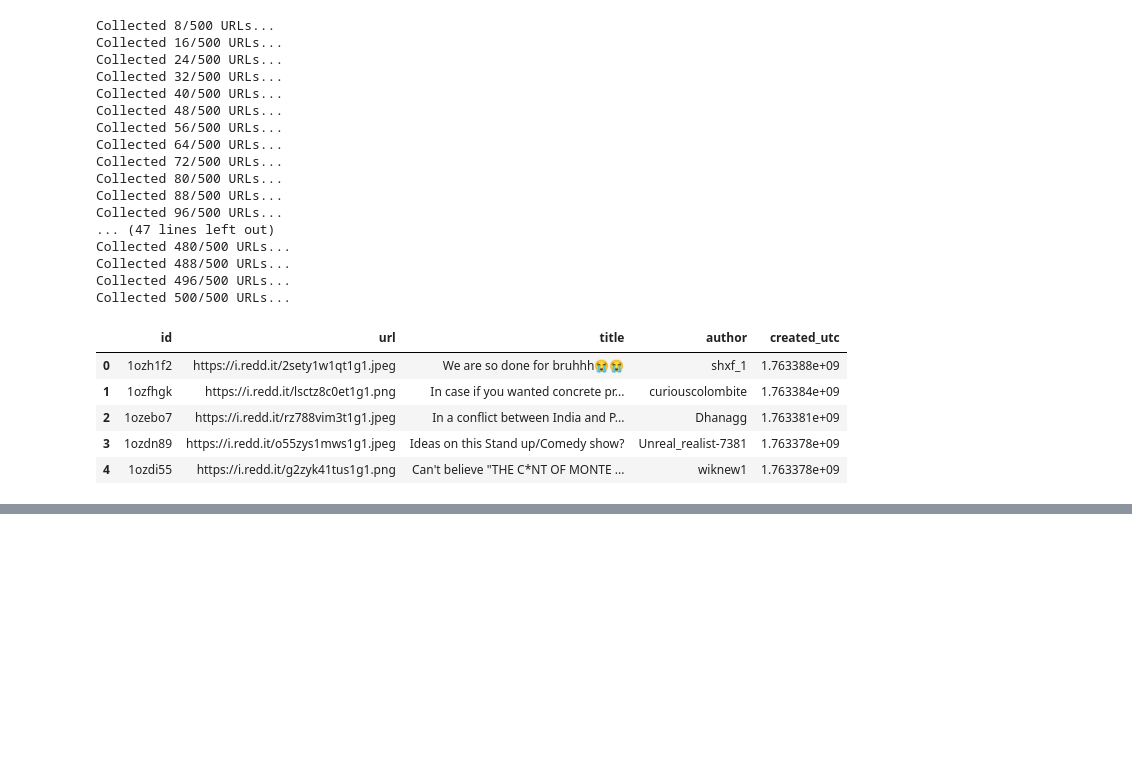
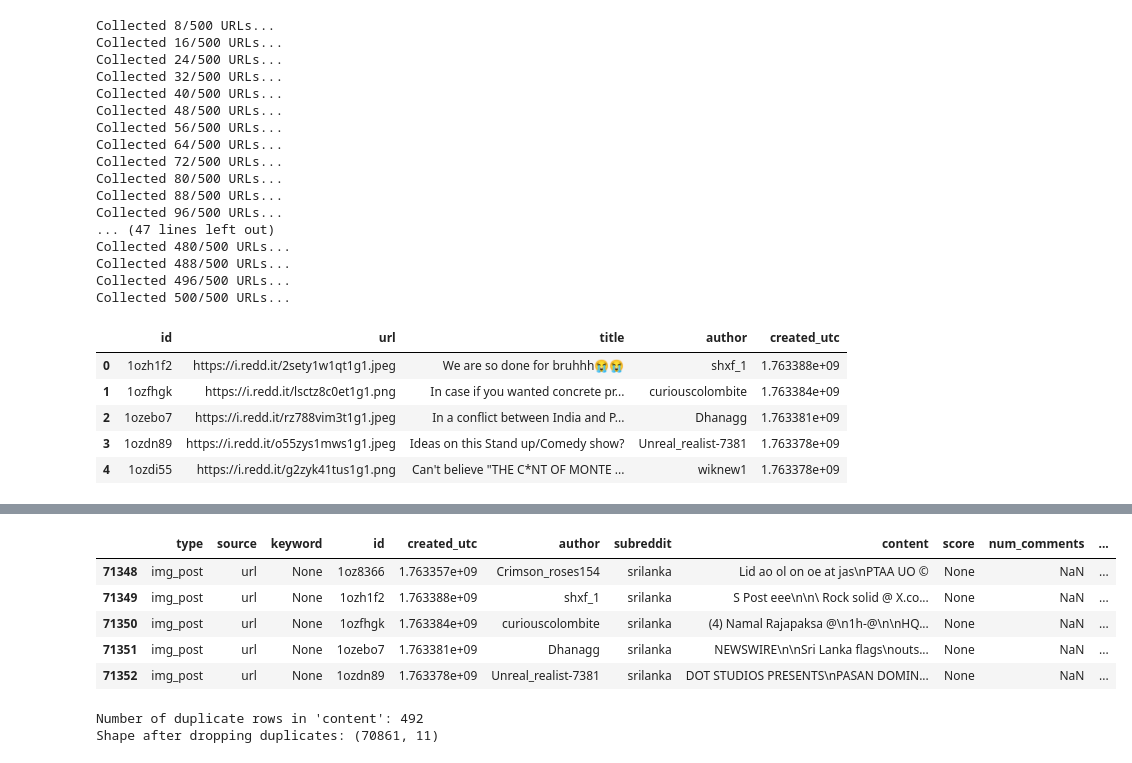
Before and after one commit to Starlight0901/Reddit_SriLanka_Social_Insight, a Jupyter notebook: Reddit Datascraping Pipeline.ipynb, the cells around one changed output, grey strips where cells are left out. Drawn from its saved outputs; the diff is of its cells as text; code cells hidden in the pictures; blank space fills up the shorter version.

```diff
--- a/Reddit Datascraping Pipeline.ipynb
+++ b/Reddit Datascraping Pipeline.ipynb
@@ -647,0 +761,4 @@ image_urls_df.head()
+# %%
+# Append image_posts_df to posts_df
+all_posts_df = pd.concat([posts_df, image_posts_df], ignore_index=True)
+all_posts_df.head()
@@ -647,0 +772,21 @@ image_urls_df.head()
+# %%
+all_posts_df.tail()
+# %% [output]
+|  | type | source | keyword | id | created_utc | author | subreddit | content | score | num_comments | ... |
+| 71348 | img_post | url | None | 1oz8366 | 1.763357e+09 | Crimson_roses154 | srilanka | Lid ao ol on oe at jas\nPTAA UO © | None | NaN | ... |
+| 71349 | img_post | url | None | 1ozh1f2 | 1.763388e+09 | shxf_1 | srilanka | S Post eee\n\n\ Rock solid @ X.co... | None | NaN | ... |
+| 71350 | img_post | url | None | 1ozfhgk | 1.763384e+09 | curiouscolombite | srilanka | (4) Namal Rajapaksa @\n1h-@\n\nHQ... | None | NaN | ... |
+| 71351 | img_post | url | None | 1ozebo7 | 1.763381e+09 | Dhanagg | srilanka | NEWSWIRE\n\nSri Lanka flags\nouts... | None | NaN | ... |
+| 71352 | img_post | url | None | 1ozdn89 | 1.763378e+09 | Unreal_realist-7381 | srilanka | DOT STUDIOS PRESENTS\nPASAN DOMIN... | None | NaN | ... |
+# %%
+# duplicates in 'content'
+num_duplicates = all_posts_df['content'].duplicated().sum()
+print(f"Number of duplicate rows in 'content': {num_duplicates}")
+
+# Drop duplicates
+all_posts_df = all_posts_df.drop_duplicates(subset=['content'], keep='first').reset_index(drop=True)
+
+print(f"Shape after dropping duplicates: {all_posts_df.shape}")
+# %% [output]
+Number of duplicate rows in 'content': 492
+Shape after dropping duplicates: (70861, 11)
```
Also changed, not shown: parts of 18 cells of this notebook, 2 other files.
